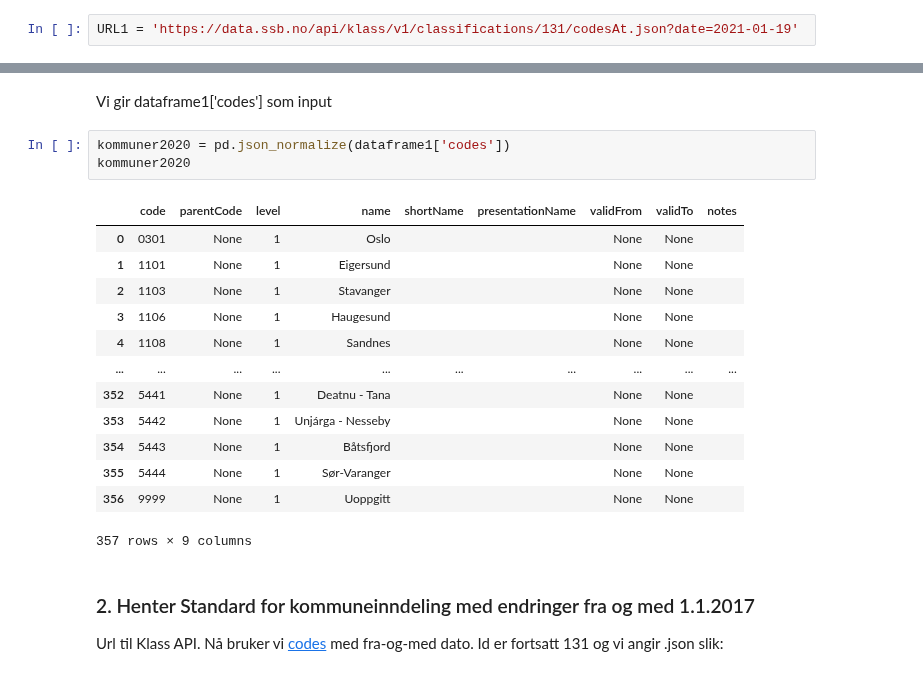
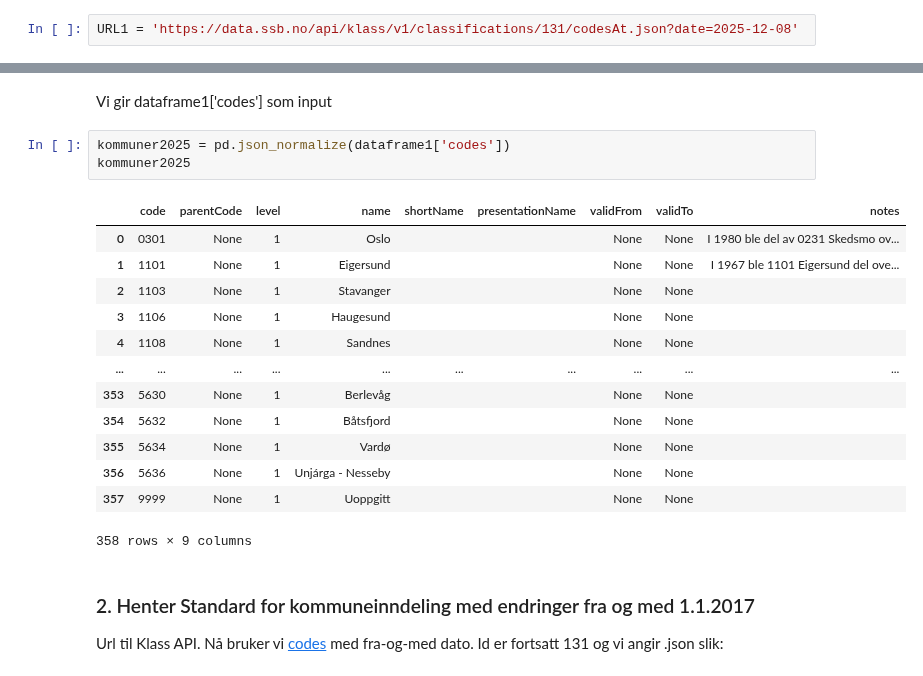
Before and after one commit to janbrus/ssb-api-python-examples, a Jupyter notebook: klass_kommune2020.ipynb, the cells around one changed output, grey strips where cells are left out. Drawn from its saved outputs; the diff is of its cells as text.

```diff
--- a/klass_kommune2020.ipynb
+++ b/klass_kommune2020.ipynb
@@ -30,7 +30,7 @@ Adressen i Klass er https://www.ssb.no/klass/klassifikasjoner/131/
 
 Vi henter gyldige koder som JSON via Klass API med [codesAt](https://data.ssb.no/api/klass/v1/api-guide.html#_codesat):
 # %%
-URL1 = 'https://data.ssb.no/api/klass/v1/classifications/131/codesAt.json?date=2021-01-19'
+URL1 = 'https://data.ssb.no/api/klass/v1/classifications/131/codesAt.json?date=2025-12-08'
 # %% [markdown]
 Siden dette er json kan vi bruke [Pandas read_json()]('https://pandas.pydata.org/pandas-docs/stable/reference/api/pandas.read_json.html'). Den kan ta nettadresser direkte.
 # %%
@@ -55,22 +55,22 @@ Alt ligger i en kolonne 'codes'. Vi må i tillegg bruke Pandas [json_normalize](
 # %% [markdown]
 Vi gir dataframe1\['codes'\] som input
 # %%
-kommuner2020 = pd.json_normalize(dataframe1['codes'])
-kommuner2020
+kommuner2025 = pd.json_normalize(dataframe1['codes'])
+kommuner2025
 # %% [output]
 |  | code | parentCode | level | name | shortName | presentationName | validFrom | validTo | notes |
-| 0 | 0301 | None | 1 | Oslo |  |  | None | None |  |
-| 1 | 1101 | None | 1 | Eigersund |  |  | None | None |  |
+| 0 | 0301 | None | 1 | Oslo |  |  | None | None | I 1980 ble del av 0231 Skedsmo ov... |
+| 1 | 1101 | None | 1 | Eigersund |  |  | None | None | I 1967 ble 1101 Eigersund del ove... |
 | 2 | 1103 | None | 1 | Stavanger |  |  | None | None |  |
 | 3 | 1106 | None | 1 | Haugesund |  |  | None | None |  |
 | 4 | 1108 | None | 1 | Sandnes |  |  | None | None |  |
 | ... | ... | ... | ... | ... | ... | ... | ... | ... | ... |
-| 352 | 5441 | None | 1 | Deatnu - Tana |  |  | None | None |  |
-| 353 | 5442 | None | 1 | Unjárga - Nesseby |  |  | None | None |  |
-| 354 | 5443 | None | 1 | Båtsfjord |  |  | None | None |  |
-| 355 | 5444 | None | 1 | Sør-Varanger |  |  | None | None |  |
-| 356 | 9999 | None | 1 | Uoppgitt |  |  | None | None |  |
+| 353 | 5630 | None | 1 | Berlevåg |  |  | None | None |  |
+| 354 | 5632 | None | 1 | Båtsfjord |  |  | None | None |  |
+| 355 | 5634 | None | 1 | Vardø |  |  | None | None |  |
+| 356 | 5636 | None | 1 | Unjárga - Nesseby |  |  | None | None |  |
+| 357 | 9999 | None | 1 | Uoppgitt |  |  | None | None |  |
-357 rows × 9 columns
+358 rows × 9 columns
 # %% [markdown]
 ### 2. Henter Standard for kommuneinndeling med endringer fra og med  1.1.2017
 
```
Also changed, not shown: parts of 22 cells of this notebook, 1 other file.
